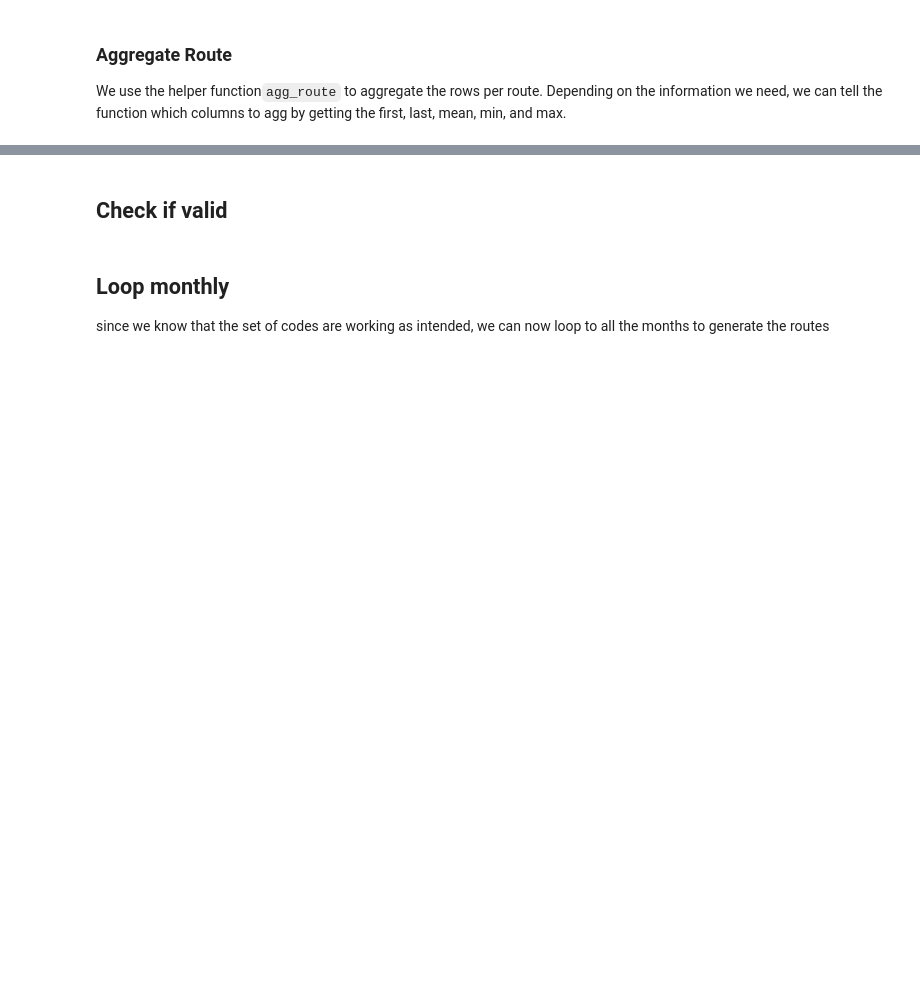
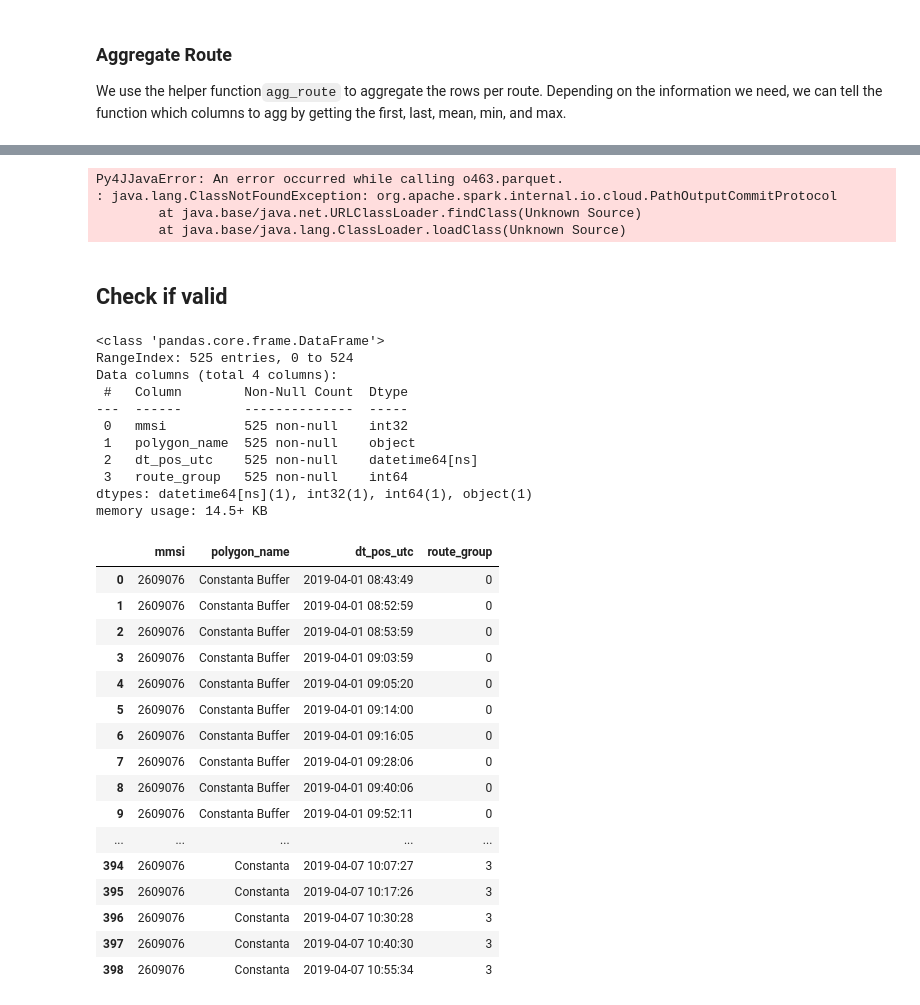
Before and after one commit to InseeFrLab/hackathon-un-2022, a Jupyter notebook: notebooks/ports.ipynb, the cells around one changed output, grey strips where cells are left out. Saved outputs shown, nothing was run; the diff lists cells and outputs as text; code cells hidden in the pictures; blank space fills up the shorter version.

```diff
--- a/notebooks/ports.ipynb
+++ b/notebooks/ports.ipynb
@@ -326,8 +273,8 @@ save_path = "s3a://ungp-ais-data-historical-backup/user_temp/worldbank/apia_pago
 # %% [markdown]
 Since the AIS data is partitioned by date, we can improve the processing time by testing for a short date range.
 # %%
-start_date = datetime.fromisoformat("2018-04-01")
-end_date = datetime.fromisoformat("2018-04-08")
+start_date = datetime.fromisoformat("2019-04-01")
+end_date = datetime.fromisoformat("2019-04-08")
 # %%
 start_date_crisis = datetime.fromisoformat("2022-04-01")
 end_date_crisis = datetime.fromisoformat("2022-04-08")
@@ -405,9 +526,14 @@ sdf_agg_route.show(n=2, truncate=False, vertical=True)
 # %%
-#we are repartitioning the data into 1 and then saving to UNGP's s3
-#note that the mode is "overwrite" because this is the initial save
+# We are repartitioning the data into 1 and then saving to UNGP's s3
+# Note that the mode is "overwrite" because this is the initial save
 sdf_agg_route.repartition(1).withColumn("year", F.date_format("arrival_dt_pos_utc", "yyyy")) \
-                            .withColumn("month",F.date_format("arrival_dt_pos_utc", "MM")) \
+                            .withColumn("month", F.date_format("arrival_dt_pos_utc", "MM")) \
                             .write.mode("overwrite").partitionBy("year","month").parquet(save_path)
+# %% [output]
+Py4JJavaError: An error occurred while calling o463.parquet.
+: java.lang.ClassNotFoundException: org.apache.spark.internal.io.cloud.PathOutputCommitProtocol
+        at java.base/java.net.URLClassLoader.findClass(Unknown Source)
+        at java.base/java.lang.ClassLoader.loadClass(Unknown Source)
 # %% [markdown]
 ## Check if valid
 # %%
@@ -420,5 +544,36 @@ chosen_mmsi = 529223000
 # %%
-inv_df = sdf_route.filter(F.col('mmsi')==chosen_mmsi).select('mmsi','polygon_name','dt_pos_utc','route_group').sort('dt_pos_utc').toPandas()
+inv_df = sdf_route.filter(F.col('mmsi')=='2609076').select('mmsi','polygon_name','dt_pos_utc','route_group').sort('dt_pos_utc').toPandas()
 # %%
+pd.set_option('display.max_rows', None)
+
 inv_df.info()
-inv_df.head()
+inv_df
+# %% [output]
+<class 'pandas.core.frame.DataFrame'>
+RangeIndex: 525 entries, 0 to 524
+Data columns (total 4 columns):
+ #   Column        Non-Null Count  Dtype
+---  ------        --------------  -----
+ 0   mmsi          525 non-null    int32
+ 1   polygon_name  525 non-null    object
+ 2   dt_pos_utc    525 non-null    datetime64[ns]
+ 3   route_group   525 non-null    int64
+dtypes: datetime64[ns](1), int32(1), int64(1), object(1)
+memory usage: 14.5+ KB
+|  | mmsi | polygon_name | dt_pos_utc | route_group |
+| 0 | 2609076 | Constanta Buffer | 2019-04-01 08:43:49 | 0 |
+| 1 | 2609076 | Constanta Buffer | 2019-04-01 08:52:59 | 0 |
+| 2 | 2609076 | Constanta Buffer | 2019-04-01 08:53:59 | 0 |
+| 3 | 2609076 | Constanta Buffer | 2019-04-01 09:03:59 | 0 |
+| 4 | 2609076 | Constanta Buffer | 2019-04-01 09:05:20 | 0 |
+| 5 | 2609076 | Constanta Buffer | 2019-04-01 09:14:00 | 0 |
+| 6 | 2609076 | Constanta Buffer | 2019-04-01 09:16:05 | 0 |
+| 7 | 2609076 | Constanta Buffer | 2019-04-01 09:28:06 | 0 |
+| 8 | 2609076 | Constanta Buffer | 2019-04-01 09:40:06 | 0 |
+| 9 | 2609076 | Constanta Buffer | 2019-04-01 09:52:11 | 0 |
+| ... | ... | ... | ... | ... |
+| 394 | 2609076 | Constanta | 2019-04-07 10:07:27 | 3 |
+| 395 | 2609076 | Constanta | 2019-04-07 10:17:26 | 3 |
+| 396 | 2609076 | Constanta | 2019-04-07 10:30:28 | 3 |
+| 397 | 2609076 | Constanta | 2019-04-07 10:40:30 | 3 |
+| 398 | 2609076 | Constanta | 2019-04-07 10:55:34 | 3 |
@@ -434,4 +579,0 @@ sdf.unpersist()
-# %% [markdown]
-## Loop monthly
-
-since we know that the set of codes are working as intended, we can now loop to all the months to generate the routes
```
Also changed, not shown: parts of 33 cells of this notebook.
